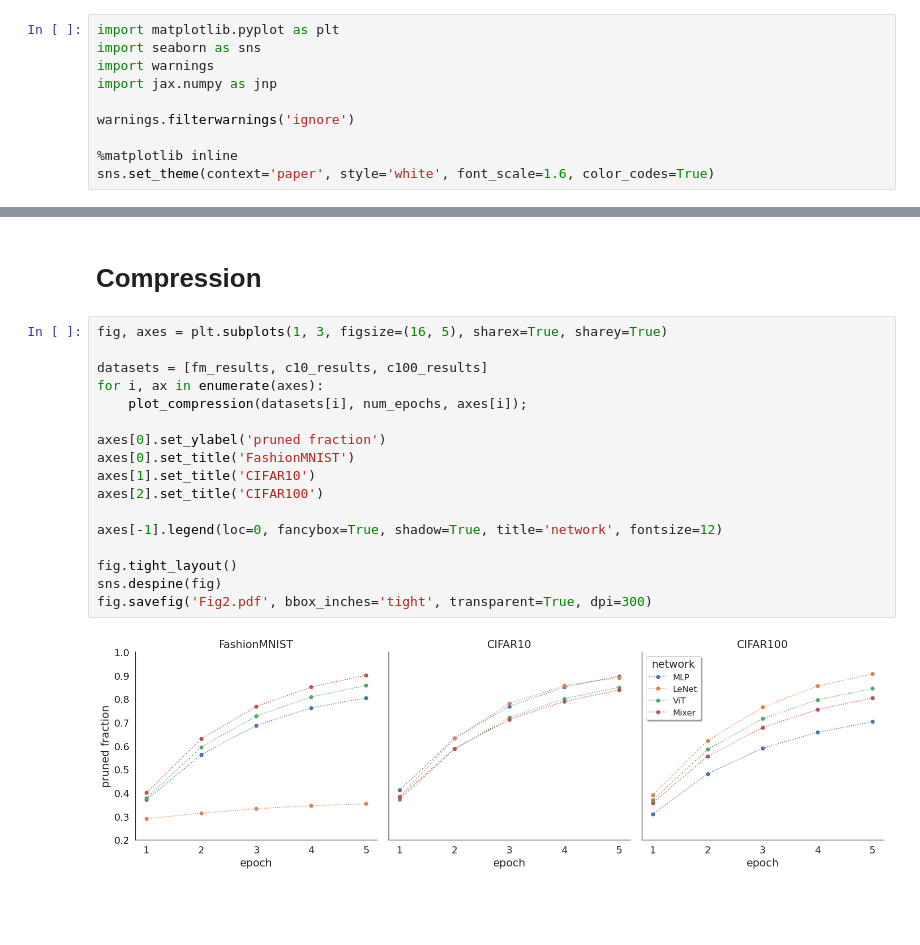
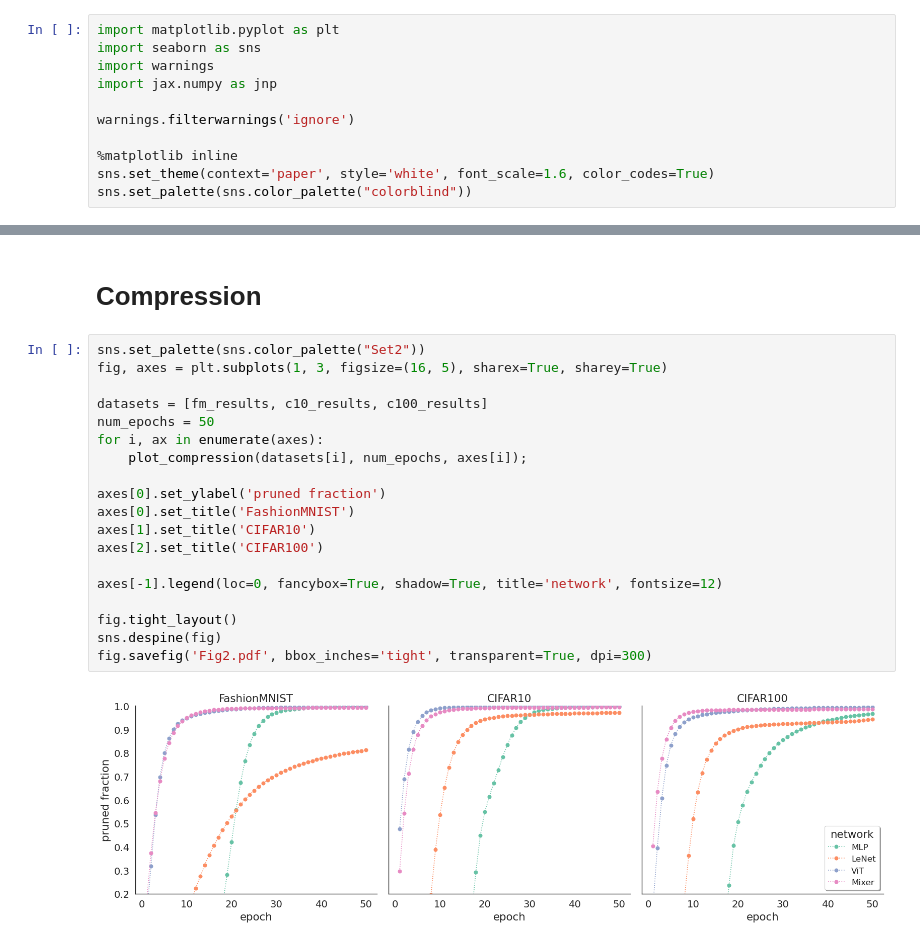
Before and after one commit to dimarkov/bmr4pml, a Jupyter notebook: notebooks/plot_comparison_results.ipynb, the cells around one changed output, grey strips where cells are left out. Drawn from its saved outputs; the diff is of its cells as text; blank space fills up the shorter version.

```diff
--- a/notebooks/plot_comparison_results.ipynb
+++ b/notebooks/plot_comparison_results.ipynb
@@ -11,5 +24,6 @@ warnings.filterwarnings('ignore')
 
 %matplotlib inline
 sns.set_theme(context='paper', style='white', font_scale=1.6, color_codes=True)
+sns.set_palette(sns.color_palette("colorblind"))
 # %%
 def plot_performance(axes, results, num_epochs, ylims=[[.7, .95]]):
@@ -124,21 +147,23 @@ fig.savefig('Fig1-Sup2.pdf', bbox_inches='tight', transparent=True, dpi=300)
 # %% [markdown]
 # Compression
 # %%
+sns.set_palette(sns.color_palette("Set2"))
 fig, axes = plt.subplots(1, 3, figsize=(16, 5), sharex=True, sharey=True)
 
 datasets = [fm_results, c10_results, c100_results]
+num_epochs = 50
 for i, ax in enumerate(axes):
     plot_compression(datasets[i], num_epochs, axes[i]);
 
 axes[0].set_ylabel('pruned fraction')
 axes[0].set_title('FashionMNIST')
 axes[1].set_title('CIFAR10')
 axes[2].set_title('CIFAR100')
 
 axes[-1].legend(loc=0, fancybox=True, shadow=True, title='network', fontsize=12)
 
 fig.tight_layout()
 sns.despine(fig)
 fig.savefig('Fig2.pdf', bbox_inches='tight', transparent=True, dpi=300)
 # %% [output]
-[figure, old version]
+[figure, new version]
```
Also changed, not shown: parts of 15 cells of this notebook, 7 other files.
